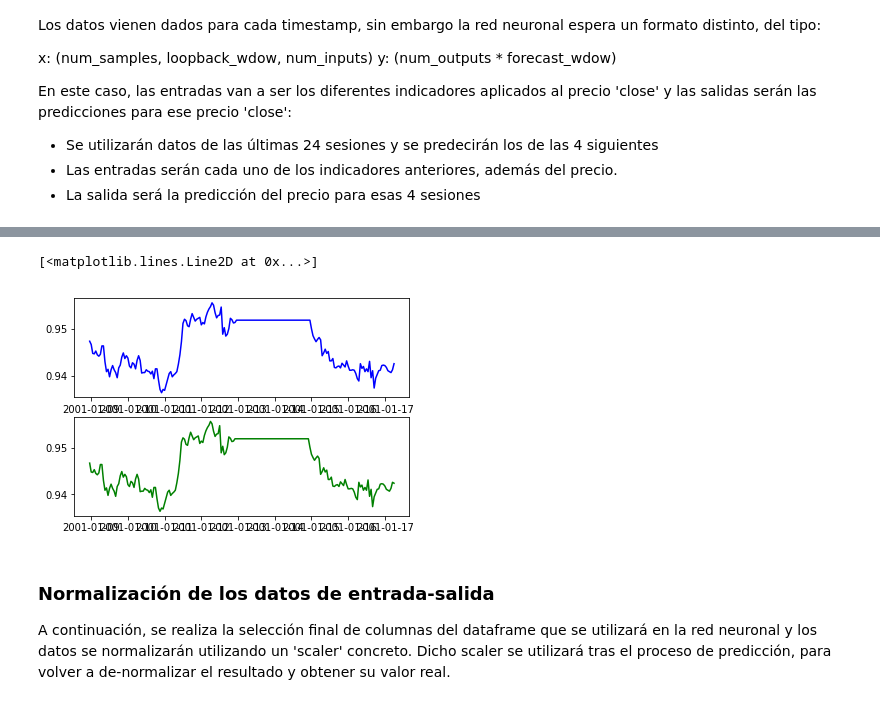
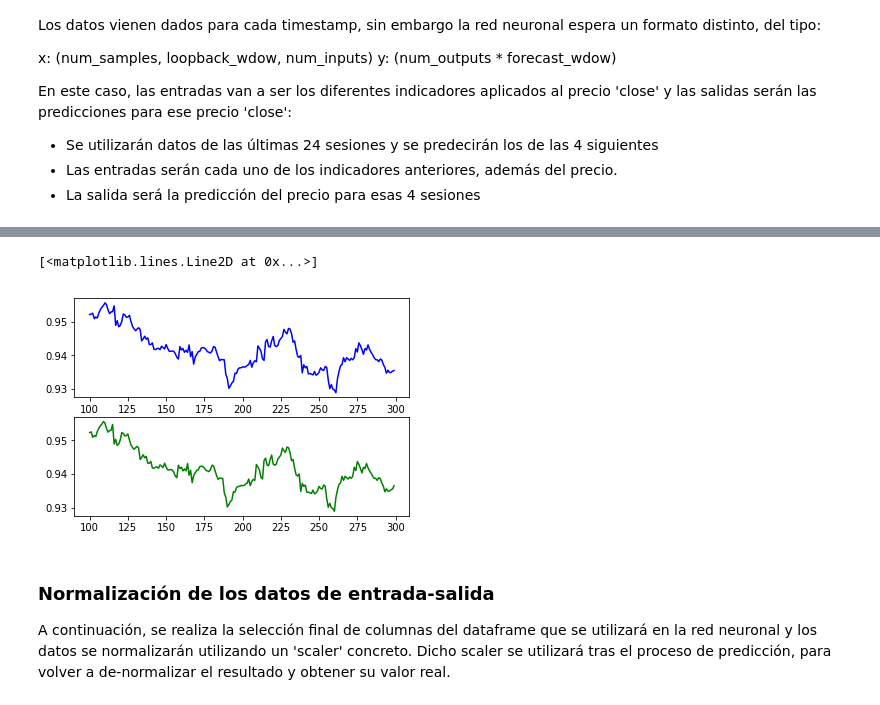
Before and after one commit to raulMrello/MachineLearning_for_Trading, a Jupyter notebook: FinTech_LSTM_no_shuffle_bs128.ipynb, the cells around one changed output, grey strips where cells are left out. Drawn from its saved outputs; the diff is of its cells as text; code cells hidden in the pictures.

```diff
--- a/FinTech_LSTM_no_shuffle_bs128.ipynb
+++ b/FinTech_LSTM_no_shuffle_bs128.ipynb
@@ -133,12 +133,7 @@ def load_hist(filename, **kwargs):
     # crea una nueva columna de timestamp uniendo date & time y crea columnas para el día de la semana, el día del mes, el mes y la hora del día actual
     df['timestamp'] = df['DATE'] + '  ' + df['TIME']
     df['timestamp'] = df['timestamp'].map(lambda x: datetime.datetime.strptime(x, '%Y.%m.%d %H:%M:%S'))
-    df['weekday'] = df['timestamp'].map(lambda x: x.dayofweek)
-    df['day'] = df['timestamp'].map(lambda x: x.day)
-    df['month'] = df['timestamp'].map(lambda x: x.month)
-    df['hhmm'] = df['timestamp'].map(lambda x: x.hour*60 + x.minute)
     df['timestamp'] = pd.to_datetime(df['timestamp'])
-    df = df[['timestamp','OPEN','HIGH','LOW','CLOSE','TICKVOL','VOL','SPREAD']]
     print(df.head(),'\r\n--------------------------')
     # establece como índice la columna de timestamp con una cadencia de 30min para encontrar los valores NaN
     if reindex_fillna:
@@ -146,7 +141,14 @@ def load_hist(filename, **kwargs):
         df = df.reindex(pd.date_range(min(df.index), max(df.index), freq="1H"))
         # elimina los valores nulos y los rellena con el valor anterior
         df.fillna(method='ffill', inplace =True)
-        print(df.head())
+    df['weekday'] = df.index.dayofweek
+    df['day'] = df.index.day
+    df['month'] = df.index.month
+    df['hhmm'] = df.index.hour*60 +df.index.minute
+    df['barsize'] = df['CLOSE']-df['OPEN']
+    df = df[['OPEN','HIGH','LOW','CLOSE','barsize','hhmm','weekday','TICKVOL','VOL','SPREAD']]
+    print(df.head())
+
     if plot_it:
         plt.plot(df.OPEN)
         plt.plot(df.HIGH)
@@ -358,8 +378,8 @@ def series_to_supervised(df, num_inputs, num_outputs, n_in=1, n_out=1, dropnan=T
 ####################################################################################
 
 # Creo columnas para las 24 muestras de entradas t-1, ..., t-48 y para las dos salidas t, t+1
-num_in_steps = 24
-num_out_steps = 4
+num_in_steps = 46
+num_out_steps = 2
 num_outputs = 1
 num_inputs = dfapp.shape[1] - num_outputs
 sts_df = series_to_supervised(dfapp, num_inputs, num_outputs, num_in_steps, num_out_steps)
@@ -382,14 +403,14 @@ sts_src = sts_df.copy()
 # %%
 ####################################################################################
 # PASO 7: Chequeo de los datos antes de su selección y normalización para la red neuronal
 i,j=100,300
 plt.subplot(2,1,1)
-plt.plot(sts_src['CLOSE(t)'][i:j],color='b')
+plt.plot(sts_src.reset_index()['CLOSE(t)'][i:j],color='b')
 plt.subplot(2,1,2)
-plt.plot(sts_src['out(t+1)'][i:j],color='g')
+plt.plot(sts_src.reset_index()['out(t+1)'][i:j],color='g')
 # %% [output]
 [<matplotlib.lines.Line2D at 0x...>]
-[figure, old version]
+[figure, new version]
 # %% [markdown]
 ### Normalización de los datos de entrada-salida
 
```
Also changed, not shown: parts of 16 cells of this notebook, 9 other files.
